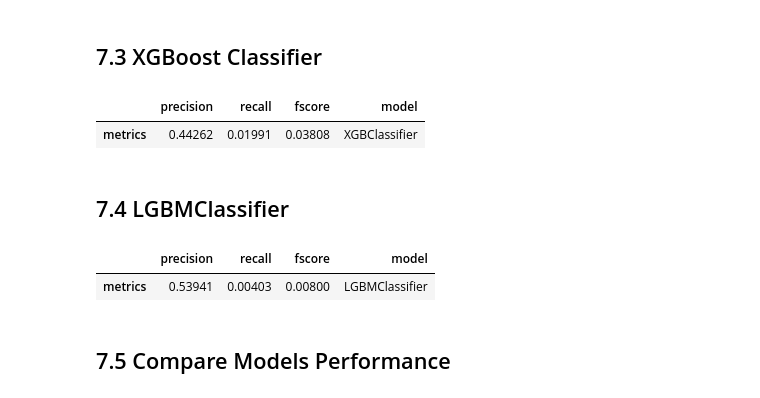
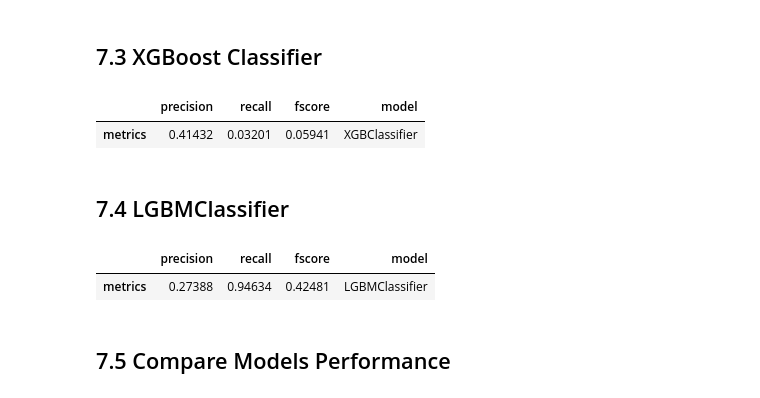
Before and after one commit to ViniciusKos/insurance_cross, a Jupyter notebook: insurance_cross_sell.ipynb, the cells around one changed output. Saved outputs shown, nothing was run; the diff lists cells and outputs as text; code cells hidden in the pictures.

```diff
--- a/insurance_cross_sell.ipynb
+++ b/insurance_cross_sell.ipynb
@@ -728,0 +719,3 @@ df6.head()
+# %%
+rescaler=Rescaler()
+df5=rescaler.fit_transform(df5)
@@ -817,3 +817,8 @@ Xval1=Xval.iloc[:,selectorfinal.get_support()]
+# %%
+Xtrain1=Xtrain[['age', 'region_code', 'previously_insured', 'vehicle_age',
+       'vehicle_damage', 'policy_sales_channel']]
+Xval1=Xval[['age', 'region_code', 'previously_insured', 'vehicle_age',
+       'vehicle_damage', 'policy_sales_channel']]
 # %% [markdown]
 ## 7.1 Average Model
 # %%
@@ -835,7 +840,7 @@ results_bs
 # %% [markdown]
 ## 7.2 RandomForestClassifier
 # %%
-rf=RandomForestClassifier(n_estimators=100,random_state=42)
+rf=RandomForestClassifier(n_estimators=50,random_state=42,n_jobs=-1)
 
 # Create StratifiedKFold object.
 skf = StratifiedKFold(n_splits=3, shuffle=True, random_state=1)
@@ -863,7 +868,7 @@ results_rf
 # %% [markdown]
 ## 7.3 XGBoost Classifier
 # %%
-xb = XGBClassifier(n_estimators=100,random_state=42)
+xb = XGBClassifier(n_estimators=200,random_state=42)
 
 # Create StratifiedKFold object.
 skf = StratifiedKFold(n_splits=3, shuffle=True, random_state=1)
@@ -888,35 +893,35 @@ results_xb['model']=xb.__class__.__name__
 results_xb
 # %% [output]
 |  | precision | recall | fscore | model |
-| metrics | 0.44262 | 0.01991 | 0.03808 | XGBClassifier |
+| metrics | 0.41432 | 0.03201 | 0.05941 | XGBClassifier |
 # %% [markdown]
 ## 7.4 LGBMClassifier
 # %%
-lgbm = LGBMClassifier(n_estimators=100,random_state=42)
+lgbm = LGBMClassifier(n_estimators=200,random_state=42,class_weight={1:1,0:0.1})
 
 # Create StratifiedKFold object.
 skf = StratifiedKFold(n_splits=3, shuffle=True, random_state=1)
 precisions = []
 recalls = []
 fscores = []
 
 for train_index, test_index in skf.split(Xtrain1, ytrain):
     x_train_fold, x_test_fold = Xtrain1.loc[train_index,:], Xtrain1.loc[test_index,:]
     y_train_fold, y_test_fold = ytrain.loc[train_index], ytrain.loc[test_index]
     lgbm.fit(x_train_fold, y_train_fold)
     pred=lgbm.predict(x_test_fold)
     precisions.append(precision_score(y_test_fold,pred))
     recalls.append(recall_score(y_test_fold,pred))
     fscores.append(f1_score(y_test_fold,pred))
 
 dic_results_lgbm={"precision":precisions,"recall":recalls,"fscore":fscores}
 results_lgbm=pd.DataFrame.from_dict(dic_results_lgbm)
 results_lgbm=results_lgbm.mean().to_frame(name='metrics').T
 results_lgbm['model']=lgbm.__class__.__name__
 results_lgbm
 # %% [output]
 |  | precision | recall | fscore | model |
-| metrics | 0.53941 | 0.00403 | 0.00800 | LGBMClassifier |
+| metrics | 0.27388 | 0.94634 | 0.42481 | LGBMClassifier |
 # %% [markdown]
 ## 7.5 Compare Models Performance
 # %%
```
Also changed, not shown: parts of 17 cells of this notebook.
